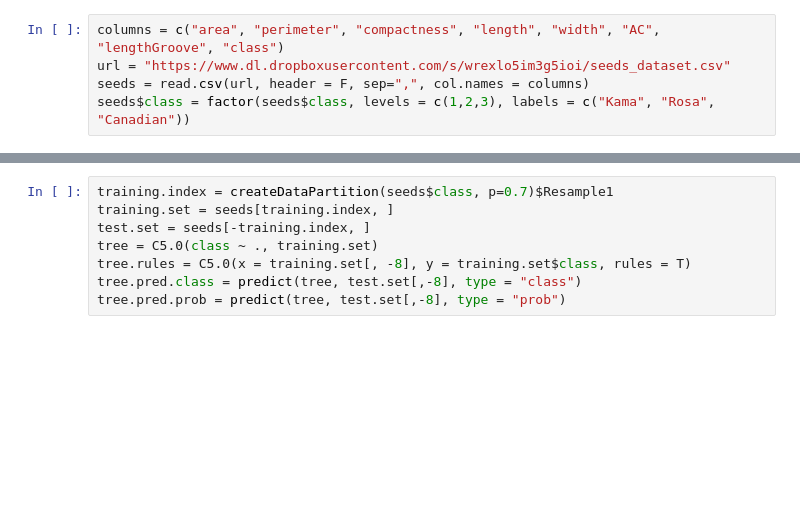
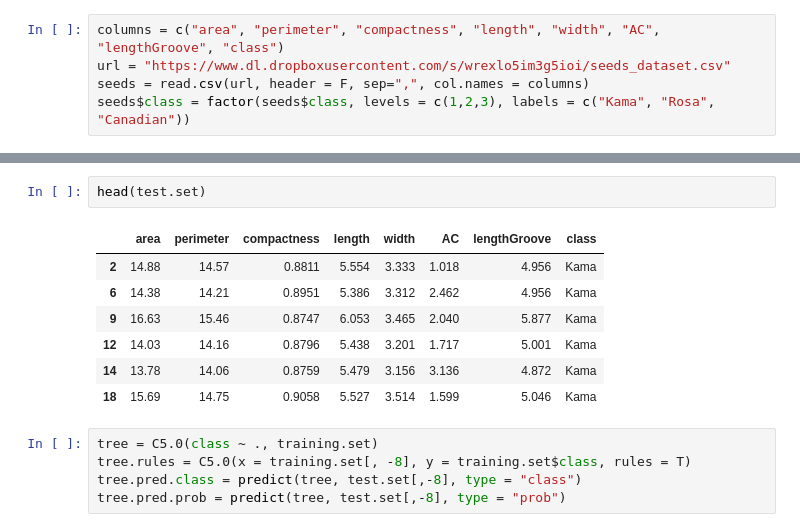
Before and after one commit to JavierArredondo/INFO-USACH-13222-AY, a Jupyter notebook: 5_ÁrbolesDecisión.ipynb, the cells around one changed output, grey strips where cells are left out. Drawn from its saved outputs; the diff is of its cells as text; blank space fills up the shorter version.

```diff
--- a/5_ÁrbolesDecisión.ipynb
+++ b/5_ÁrbolesDecisión.ipynb
@@ -51,7 +78,14 @@ seeds$class = factor(seeds$class, levels = c(1,2,3), labels = c("Kama", "Rosa",
+# %%
+head(test.set)
+# %% [output]
+|  | area | perimeter | compactness | length | width | AC | lengthGroove | class |
+| 2 | 14.88 | 14.57 | 0.8811 | 5.554 | 3.333 | 1.018 | 4.956 | Kama |
+| 6 | 14.38 | 14.21 | 0.8951 | 5.386 | 3.312 | 2.462 | 4.956 | Kama |
+| 9 | 16.63 | 15.46 | 0.8747 | 6.053 | 3.465 | 2.040 | 5.877 | Kama |
+| 12 | 14.03 | 14.16 | 0.8796 | 5.438 | 3.201 | 1.717 | 5.001 | Kama |
+| 14 | 13.78 | 14.06 | 0.8759 | 5.479 | 3.156 | 3.136 | 4.872 | Kama |
+| 18 | 15.69 | 14.75 | 0.9058 | 5.527 | 3.514 | 1.599 | 5.046 | Kama |
 # %%
-training.index = createDataPartition(seeds$class, p=0.7)$Resample1
-training.set = seeds[training.index, ]
-test.set = seeds[-training.index, ]
 tree = C5.0(class ~ ., training.set)
 tree.rules = C5.0(x = training.set[, -8], y = training.set$class, rules = T)
 tree.pred.class = predict(tree, test.set[,-8], type = "class")
```
Also changed, not shown: parts of 19 cells of this notebook.
